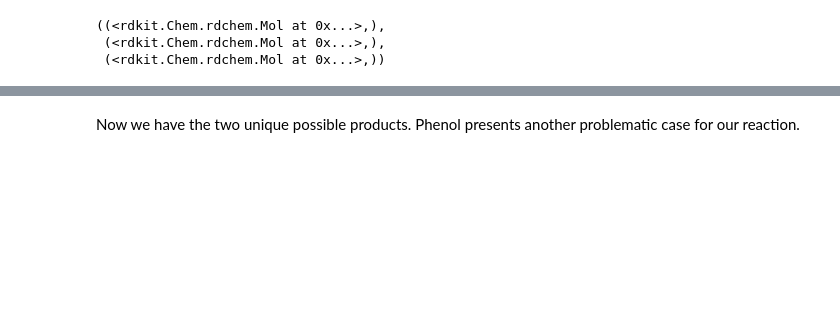
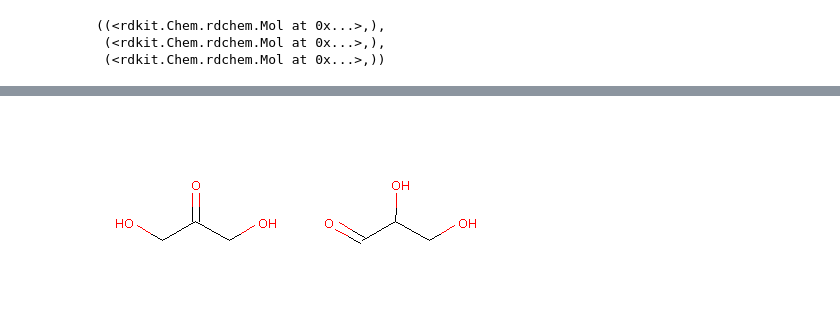
Before and after one commit to rdkit/rdkit-tutorials, a Jupyter notebook: notebooks/003_SMARTS_ReactionsExamples.ipynb, the cells around one changed output, grey strips where cells are left out. Cells and saved outputs as stored; diff of their text form; code cells hidden in the pictures; blank space fills up the shorter version.

```diff
--- a/notebooks/003_SMARTS_ReactionsExamples.ipynb
+++ b/notebooks/003_SMARTS_ReactionsExamples.ipynb
@@ -134,6 +180,5 @@ The output shows three molecules, because glycerol has three hydroxyl groups tha
 # %%
-all_products = list(chain.from_iterable(glycerol_products))
-all_product_smiles = [Chem.MolToSmiles(mol, isomericSmiles=True) for mol in all_products]
-unique_products = [Chem.MolFromSmiles(smiles) for smiles in set(all_product_smiles)]
-Draw.MolsToGridImage(unique_products)
+glycerol_product_smiles = [Chem.MolToSmiles(mol, isomericSmiles=True) for mol in glycerol_products]
+glycerol_unique_products = [Chem.MolFromSmiles(smiles) for smiles in set(glycerol_product_smiles)]
+Draw.MolsToGridImage(glycerol_unique_products)
 # %% [output]
@@ -141,2 +185 @@ Draw.MolsToGridImage(unique_products)
+[figure, added]
-# %% [markdown]
-Now we have the two unique possible products.  Phenol presents another problematic case for our reaction.
```
Also changed, not shown: parts of 41 cells of this notebook.
